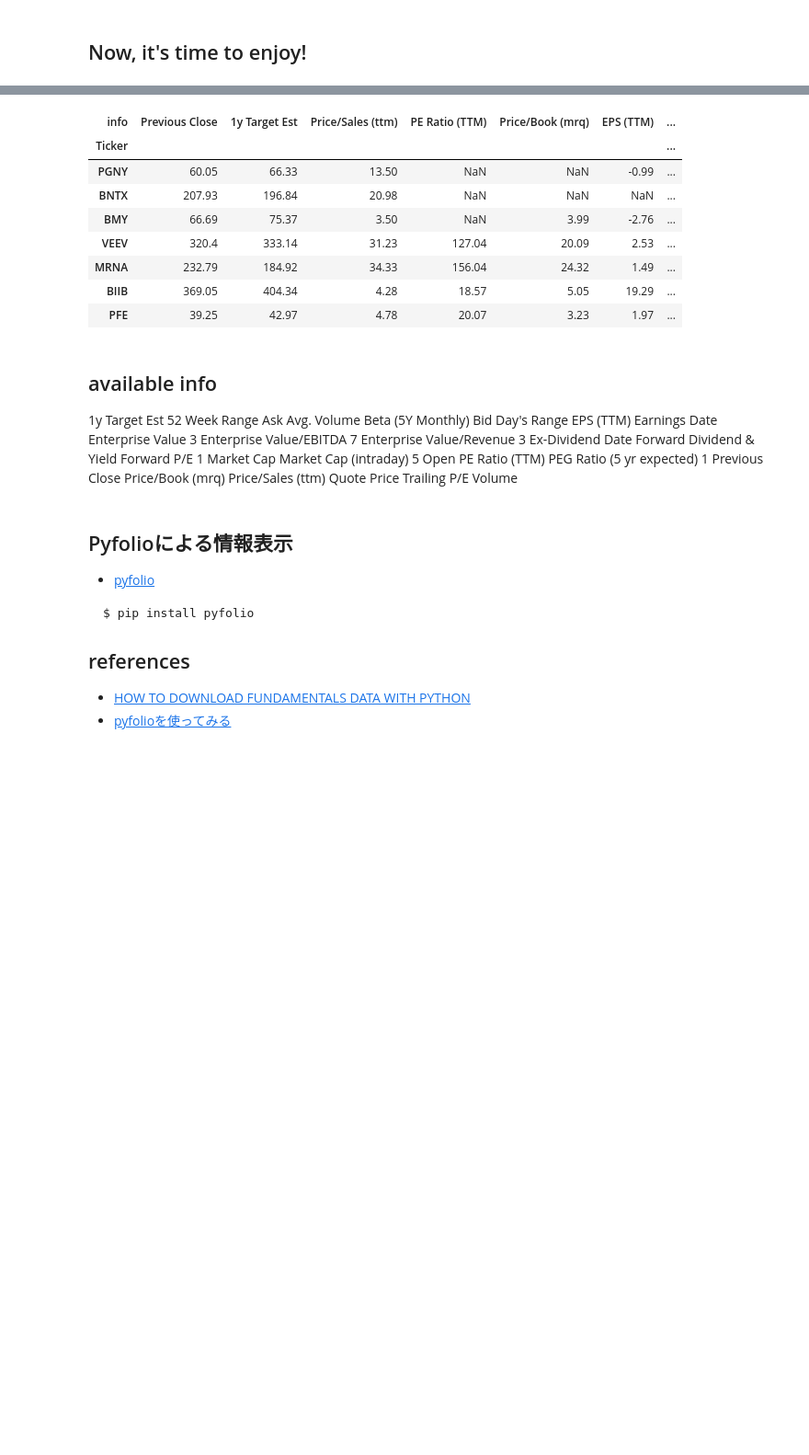
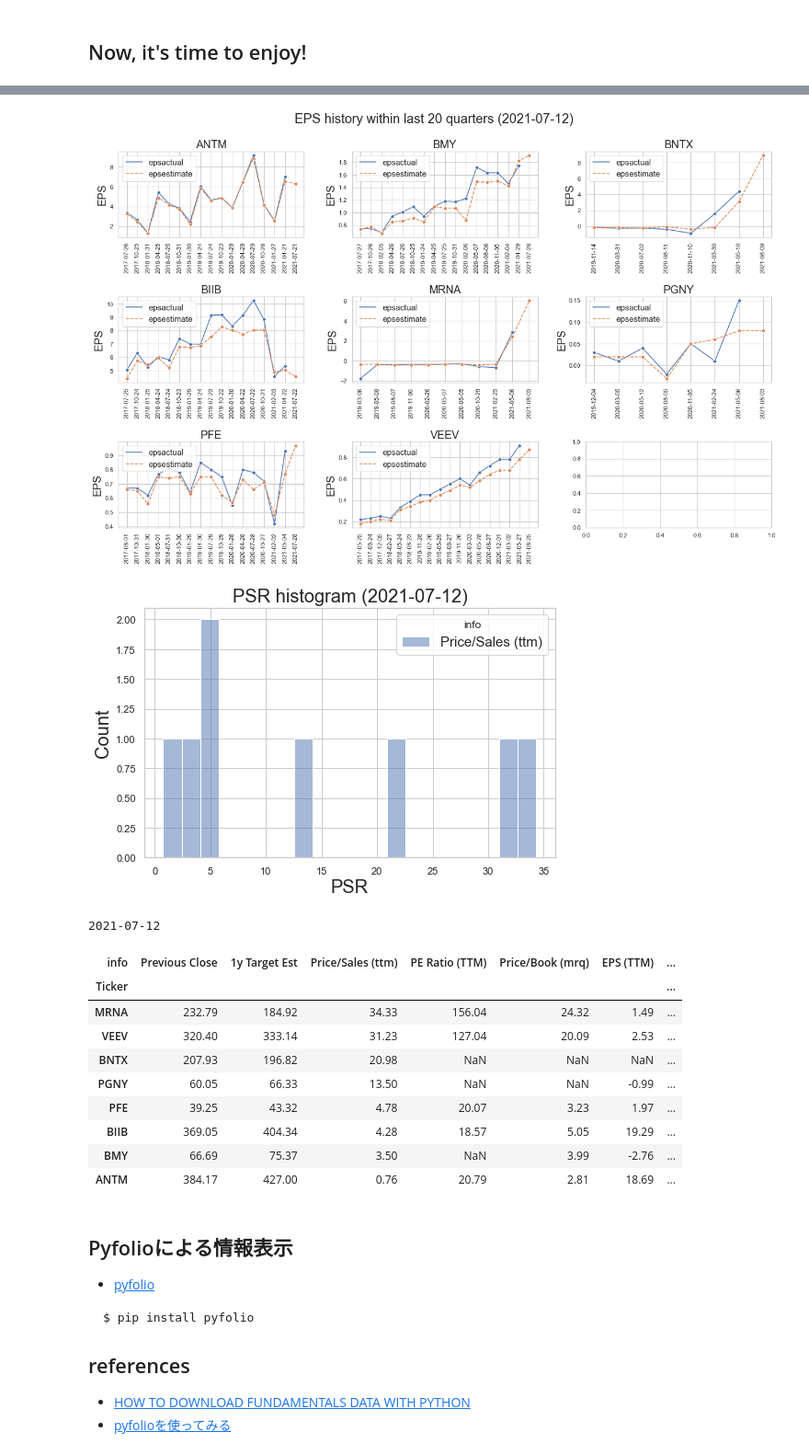
Before and after one commit to jnishii/stock-analysis, a Jupyter notebook: PSR-list.ipynb, the cells around one changed output, grey strips where cells are left out. Shown at 92% size. Saved outputs shown, nothing was run; the diff lists cells and outputs as text; code cells hidden in the pictures; blank space fills up the shorter version.

```diff
--- a/PSR-list.ipynb
+++ b/PSR-list.ipynb
@@ -128,46 +307,27 @@ show_infos(df_tech)
 # %%
-health_tickers=["BMY","BNTX","BIIB","MRNA","PGNY","PFE","VEEV"]
-health_df=get_tickers_data(tickers=health_tickers)
-
-show_infos(health_df)
+tickers_health=["ANTM","BMY","BNTX","BIIB","MRNA","PGNY","PFE","VEEV"]
-# %% [output]
-| info | Previous Close | 1y Target Est | Price/Sales (ttm) | PE Ratio (TTM) | Price/Book (mrq) | EPS (TTM) | ... |
-| Ticker |  |  |  |  |  |  | ... |
-| PGNY | 60.05 | 66.33 | 13.50 | NaN | NaN | -0.99 | ... |
-| BNTX | 207.93 | 196.84 | 20.98 | NaN | NaN | NaN | ... |
-| BMY | 66.69 | 75.37 | 3.50 | NaN | 3.99 | -2.76 | ... |
-| VEEV | 320.4 | 333.14 | 31.23 | 127.04 | 20.09 | 2.53 | ... |
-| MRNA | 232.79 | 184.92 | 34.33 | 156.04 | 24.32 | 1.49 | ... |
-| BIIB | 369.05 | 404.34 | 4.28 | 18.57 | 5.05 | 19.29 | ... |
-| PFE | 39.25 | 42.97 | 4.78 | 20.07 | 3.23 | 1.97 | ... |
-# %% [markdown]
-## available info
-1y Target Est
-52 Week Range
-Ask
-Avg. Volume
-Beta (5Y Monthly)
-Bid
-Day's Range
-EPS (TTM)
-Earnings Date
-Enterprise Value 3
-Enterprise Value/EBITDA 7
-Enterprise Value/Revenue 3
-Ex-Dividend Date
-Forward Dividend & Yield
-Forward P/E 1
-Market Cap
-Market Cap (intraday) 5
-Open
-PE Ratio (TTM)
-PEG Ratio (5 yr expected) 1
-Previous Close
-Price/Book (mrq)
-Price/Sales (ttm)
-Quote Price
-Trailing P/E
-Volume
+# %%
+# EPS history
+#df_health_earnings=get_earnings_history(tickers_health)
+plot_eps(df_health_earnings,last=20)
+
+# PSR etc...
+#health_df=get_ticker_data(tickers=tickers_health)
+tmp=plot_financials(health_df,table=True)
+# %% [output]
+[figure, added]
+[figure, added]
+2021-07-12
+| info | Previous Close | 1y Target Est | Price/Sales (ttm) | PE Ratio (TTM) | Price/Book (mrq) | EPS (TTM) | ... |
+| Ticker |  |  |  |  |  |  | ... |
+| MRNA | 232.79 | 184.92 | 34.33 | 156.04 | 24.32 | 1.49 | ... |
+| VEEV | 320.40 | 333.14 | 31.23 | 127.04 | 20.09 | 2.53 | ... |
+| BNTX | 207.93 | 196.82 | 20.98 | NaN | NaN | NaN | ... |
+| PGNY | 60.05 | 66.33 | 13.50 | NaN | NaN | -0.99 | ... |
+| PFE | 39.25 | 43.32 | 4.78 | 20.07 | 3.23 | 1.97 | ... |
+| BIIB | 369.05 | 404.34 | 4.28 | 18.57 | 5.05 | 19.29 | ... |
+| BMY | 66.69 | 75.37 | 3.50 | NaN | 3.99 | -2.76 | ... |
+| ANTM | 384.17 | 427.00 | 0.76 | 20.79 | 2.81 | 18.69 | ... |
 # %% [markdown]
 ## Pyfolioによる情報表示
 
```
Also changed, not shown: parts of 16 cells of this notebook, 7 other files.
